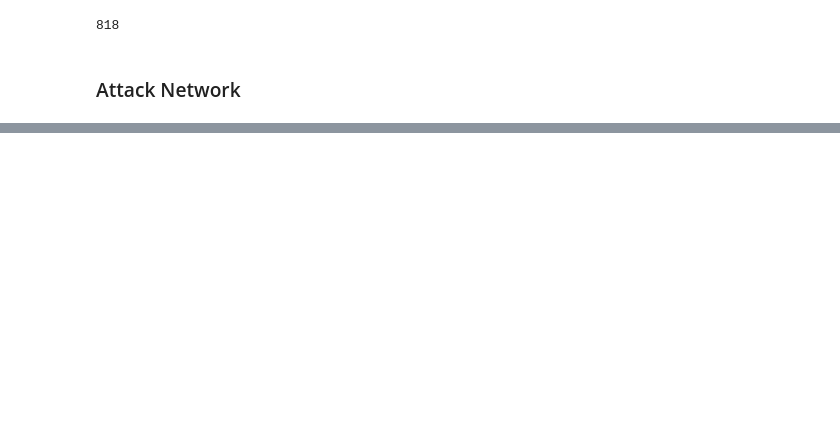
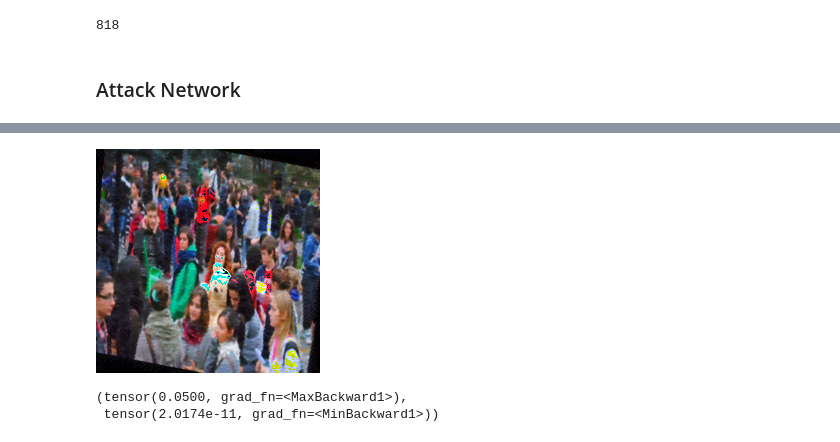
Before and after one commit to raynardj/python4ml, a Jupyter notebook: experiments/Adversarial_Attack.ipynb, the cells around one changed output, grey strips where cells are left out. Cells and saved outputs as stored; diff of their text form; code cells hidden in the pictures; blank space fills up the shorter version.

```diff
--- a/experiments/Adversarial_Attack.ipynb
+++ b/experiments/Adversarial_Attack.ipynb
@@ -87,6 +102,12 @@ def cvblock(ks,in_,out_,act=nn.ReLU()):
     if act: layers.append(act)
     return nn.Sequential(*layers)
 
+# Normalize Module
+
+# Normalize the image, the mean and std are based on imagenet,
+# The dataset our pretrained resnet 50 was trained on
+# Why not using the normalize in torchvision.transforms? because we have to normalize images in batch in this case
+
 class Normalize(nn.Module):
     def __init__(self,mean=[0.485, 0.456, 0.406], std=[0.229, 0.224, 0.225]):
         super().__init__()
@@ -98,13 +119,20 @@ class Normalize(nn.Module):
                 self.mean_.repeat([x.size(0),1,x.size(2),x.size(3)]))\
                 /self.std_.repeat([x.size(0),1,x.size(2),x.size(3)])
 
+# Attack Network
 
+# The attack network is an image generator based on the original image
+# It will generate an image to interfere the original image
+# even if the interference is indifferent to human eyes
 class attack(nn.Module):
     def __init__(self, width = 128):
+        """
+        Create interference using the original image
+        """
         super().__init__()
-        netlist = [cvblock(3,3,width)]+list(cvblock(3,width,width) for i in range(5))+[cvblock(3,width,3, act= nn.Sigmoid())]
+        netlist = [cvblock(3,3,width)]+list(cvblock(3,width,width) for i in range(5))+[cvblock(3,width,3, act= nn.Tanh())]
         self.net = nn.Sequential(*netlist)
 
     def forward(self,x):
-        return self.net(x)/20
+        return self.net(x)/30
 # %%
@@ -163,0 +228,10 @@ torch.cuda.empty_cache()
+# %%
+noise, image_interfered  = interfere(image_tensor)
+toimage(image_interfered)
+# %% [output]
+[figure, added]
+# %%
+noise.max(), noise.min()
+# %% [output]
+(tensor(0.0500, grad_fn=<MaxBackward1>),
+ tensor(2.0174e-11, grad_fn=<MinBackward1>))
```
Also changed, not shown: parts of 23 cells of this notebook.
